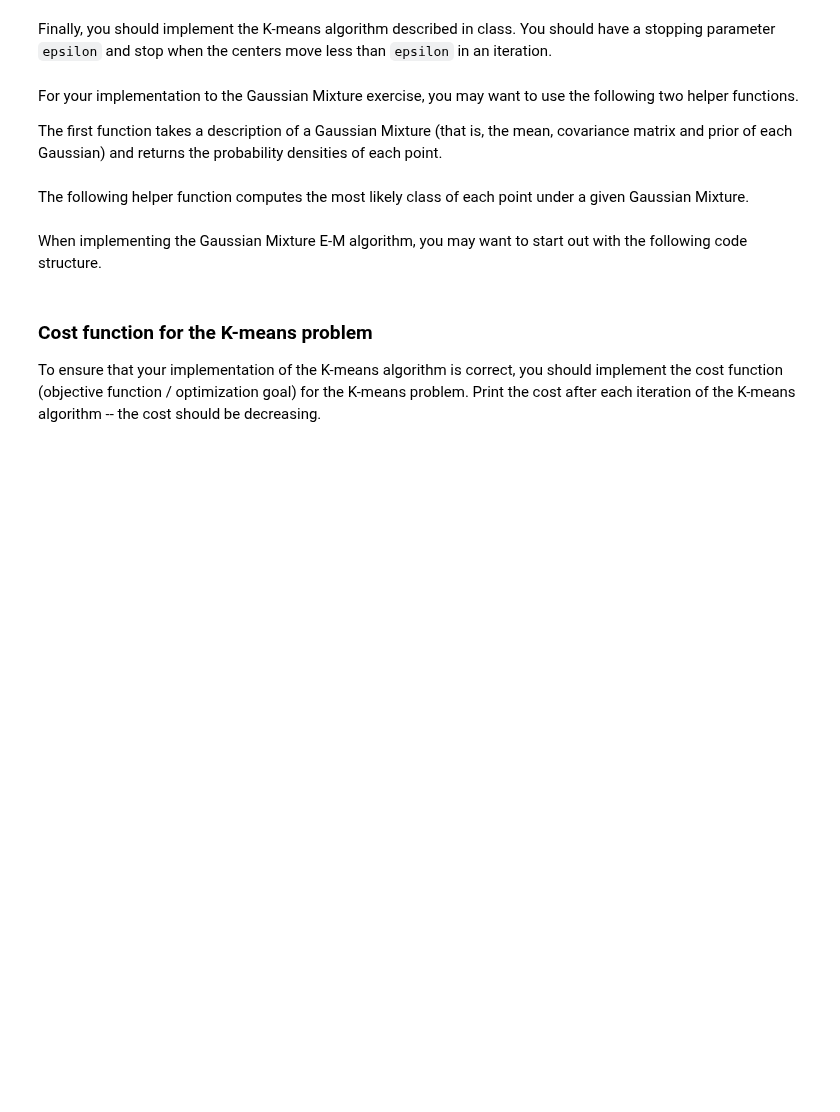
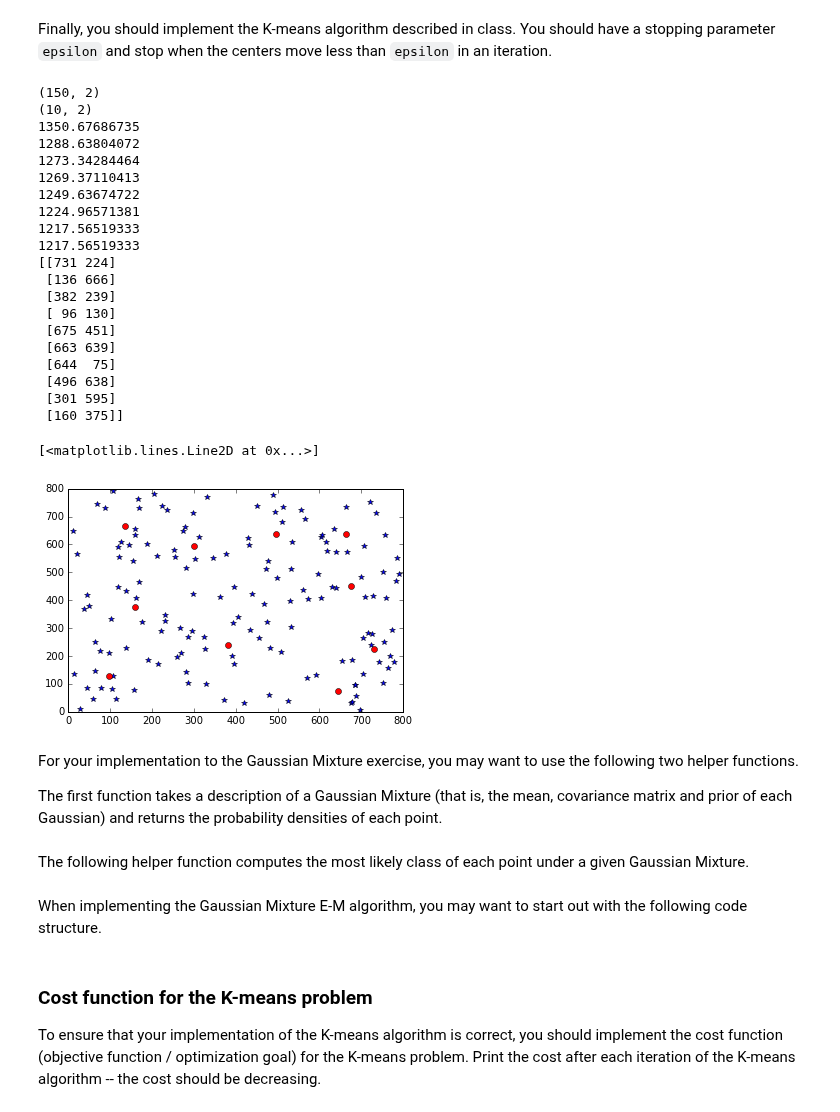
Before and after one commit to Malakith/dMachineLearning, a Jupyter notebook: handin4/HandIn4.ipynb, the cells around one changed output. Saved outputs shown, nothing was run; the diff lists cells and outputs as text; code cells hidden in the pictures; blank space fills up the shorter version.

```diff
--- a/handin4/HandIn4.ipynb
+++ b/handin4/HandIn4.ipynb
@@ -174,7 +174,12 @@ def closest(data, centers):
     assert d == d_
 
     # Insert your code here
-    rep = ...
+    dist = np.zeros([n,k])
+    for kk in range(k):
+        center = centers[kk,:]
+        for nn in range(n):
+            dist[nn,kk] = np.sqrt(np.sum((data[nn,:]-center)**2))
+    rep = np.argmin(dist, axis=1)
 
     # rep should contain a representative index for each data point
     assert rep.shape == (n,)
@@ -196,0 +205,5 @@ def kmeans_cost(data, centers, rep):
+# %%
+# random k times eye(d) - funktion
+d = 3
+k = 2
+print(np.eye(d)[np.newaxis, :, :] * np.ones([k,1,1]))
@@ -202,21 +223,56 @@ def kmeans(data, k, epsilon):
     n, d = data.shape
 
     # Initialize centers
-    centers = TODO
+    # randomly chosen points from data is used as centers (same datapoint)
+    centers = data[np.random.choice(range(n), size=k, replace=False),:]
 
     tired = False
     old_centers = np.zeros_like(centers)
     while not tired:
         old_centers[:] = centers
 
-        # Reassign points to nearest center
-        # and handle empty clusters.
-        TODO
-
+        rep = closest(data, centers)
+        for kk in range(k):
+            if any(rep==kk):
+                centers[kk,:] = np.average(data[rep==kk,:], axis=0)
         dist = np.sqrt(((centers - old_centers) ** 2).sum(axis=1))
         tired = np.max(dist) <= epsilon
 
     return centers
+# %%
+# test kmeans
+
+data = np.random.choice(range(800), size=300, replace=False).T.reshape(-1,2)
+print(data.shape)
+plt.figure()
+plt.plot(data[:,0],data[:,1], '*')
+
+clusters = kmeans(data,10,0.0000001)
+print(clusters)
+plt.plot(clusters[:,0],clusters[:,1], 'ro')
+# %% [output]
+(150, 2)
+(10, 2)
+1350.67686735
+1288.63804072
+1273.34284464
+1269.37110413
+1249.63674722
+1224.96571381
+1217.56519333
+1217.56519333
+[[731 224]
+ [136 666]
+ [382 239]
+ [ 96 130]
+ [675 451]
+ [663 639]
+ [644  75]
+ [496 638]
+ [301 595]
+ [160 375]]
+[<matplotlib.lines.Line2D at 0x...>]
+[figure, added]
 # %% [markdown]
 For your implementation to the Gaussian Mixture exercise, you may want to use the following two helper functions.
 
```
Also changed, not shown: parts of 9 cells of this notebook, 6 other files.
